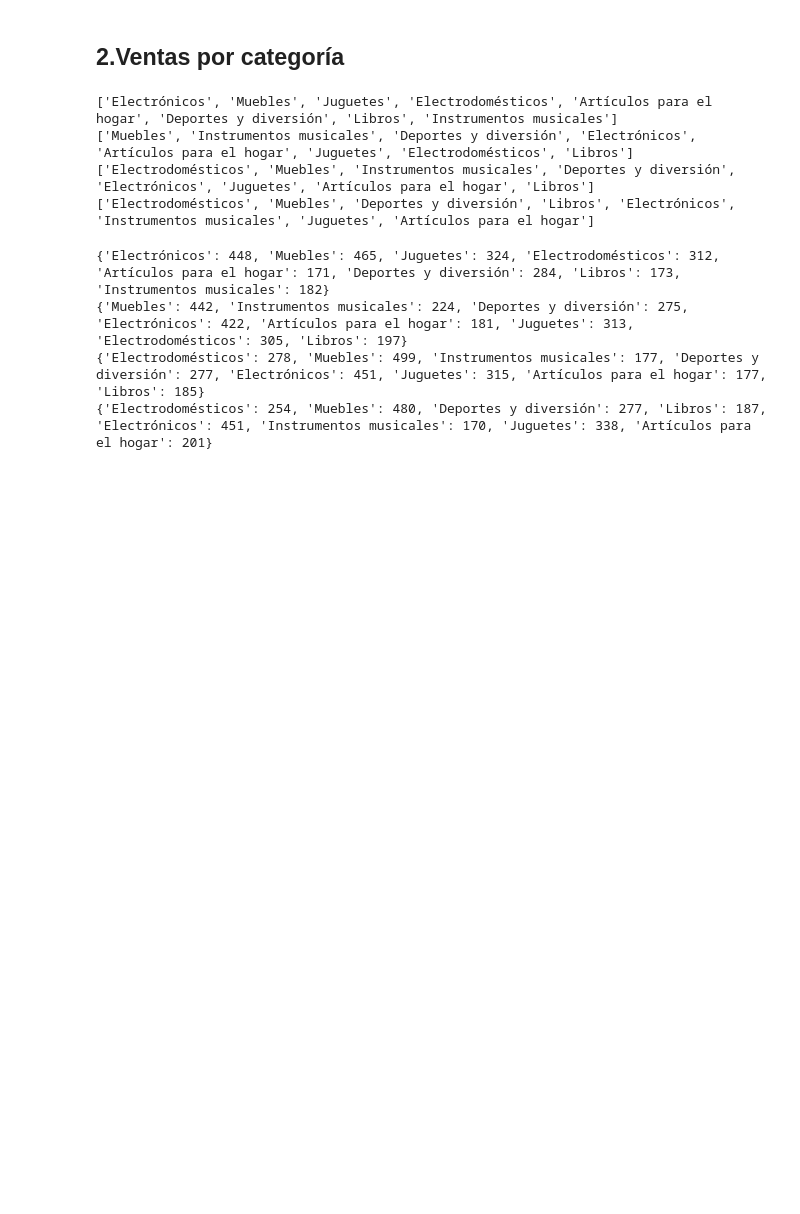
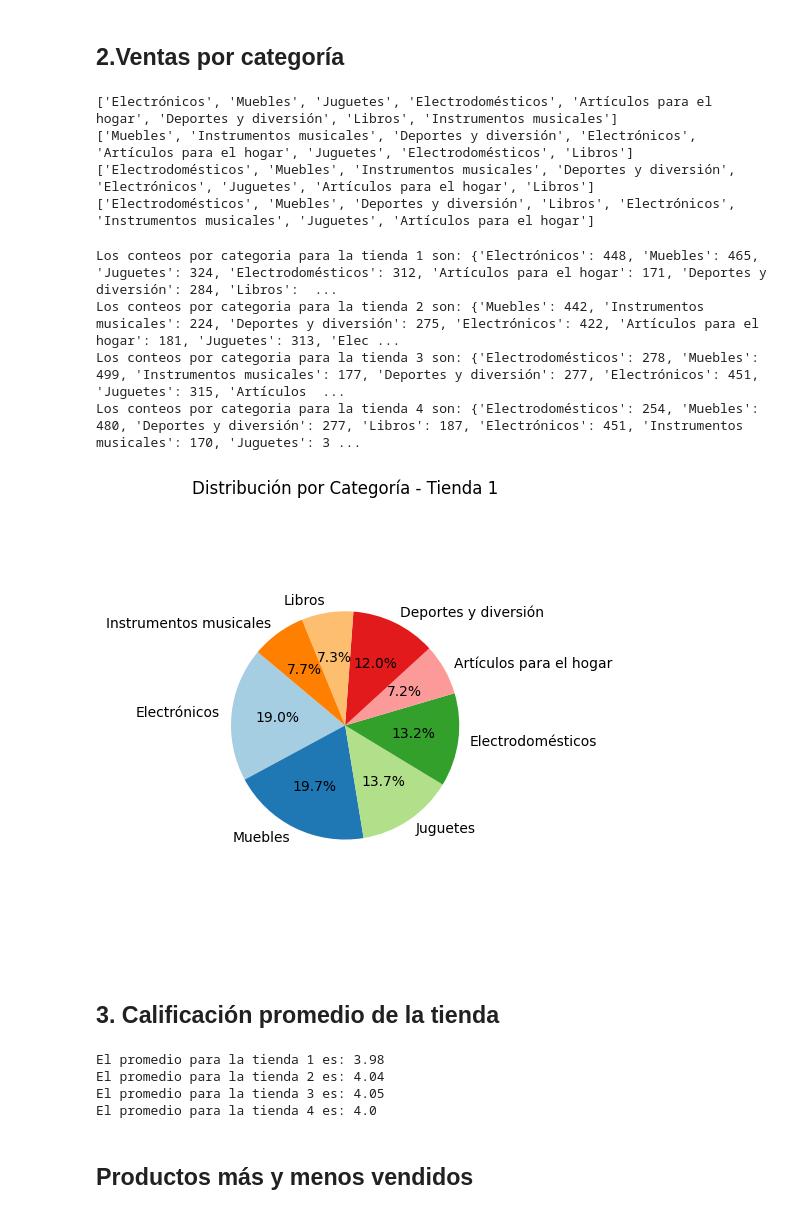
Before and after one commit to Nayde666/PythonColabs-DS, a Jupyter notebook: First_Challenge_Alura.ipynb, the cells around one changed output. Drawn from its saved outputs; the diff is of its cells as text; code cells hidden in the pictures; blank space fills up the shorter version.

```diff
--- a/First_Challenge_Alura.ipynb
+++ b/First_Challenge_Alura.ipynb
@@ -113,17 +130,50 @@ def contar_categorias(num_tienda):
             conteo[categoria] = 1
     return conteo
 
-conteo_categoria_t1 = contar_categorias(tienda)
-conteo_categoria_t2 = contar_categorias(tienda2)
-conteo_categoria_t3 = contar_categorias(tienda3)
-conteo_categoria_t4 = contar_categorias(tienda4)
+tiendas = [tienda, tienda2, tienda3, tienda4]
 
-print(conteo_categoria_t1)
-print(conteo_categoria_t2)
-print(conteo_categoria_t3)
-print(conteo_categoria_t4)
+for i, t in enumerate(tiendas, start=1):
+  print(f'Los conteos por categoria para la tienda {i} son: {contar_categorias(t)}')
 # %% [output]
-{'Electrónicos': 448, 'Muebles': 465, 'Juguetes': 324, 'Electrodomésticos': 312, 'Artículos para el hogar': 171, 'Deportes y diversión': 284, 'Libros': 173, 'Instrumentos musicales': 182}
-{'Muebles': 442, 'Instrumentos musicales': 224, 'Deportes y diversión': 275, 'Electrónicos': 422, 'Artículos para el hogar': 181, 'Juguetes': 313, 'Electrodomésticos': 305, 'Libros': 197}
-{'Electrodomésticos': 278, 'Muebles': 499, 'Instrumentos musicales': 177, 'Deportes y diversión': 277, 'Electrónicos': 451, 'Juguetes': 315, 'Artículos para el hogar': 177, 'Libros': 185}
-{'Electrodomésticos': 254, 'Muebles': 480, 'Deportes y diversión': 277, 'Libros': 187, 'Electrónicos': 451, 'Instrumentos musicales': 170, 'Juguetes': 338, 'Artículos para el hogar': 201}
+Los conteos por categoria para la tienda 1 son: {'Electrónicos': 448, 'Muebles': 465, 'Juguetes': 324, 'Electrodomésticos': 312, 'Artículos para el hogar': 171, 'Deportes y diversión': 284, 'Libros':  ...
+Los conteos por categoria para la tienda 2 son: {'Muebles': 442, 'Instrumentos musicales': 224, 'Deportes y diversión': 275, 'Electrónicos': 422, 'Artículos para el hogar': 181, 'Juguetes': 313, 'Elec ...
+Los conteos por categoria para la tienda 3 son: {'Electrodomésticos': 278, 'Muebles': 499, 'Instrumentos musicales': 177, 'Deportes y diversión': 277, 'Electrónicos': 451, 'Juguetes': 315, 'Artículos  ...
+Los conteos por categoria para la tienda 4 son: {'Electrodomésticos': 254, 'Muebles': 480, 'Deportes y diversión': 277, 'Libros': 187, 'Electrónicos': 451, 'Instrumentos musicales': 170, 'Juguetes': 3 ...
+# %%
+conteo = contar_categorias(tienda)  # cambiar segun tienda
+
+categorias = list(conteo.keys())
+cantidades = list(conteo.values())
+
+plt.figure(figsize=(5, 5))
+plt.pie(
+    cantidades,
+    labels=categorias,
+    autopct='%1.1f%%',
+    startangle=140,
+    colors=plt.cm.Paired.colors
+)
+plt.title('Distribución por Categoría - Tienda 1')
+plt.axis('equal')
+plt.tight_layout()
+plt.show()
+# %% [output]
+[figure, added]
+# %% [markdown]
+## 3. Calificación promedio de la tienda
+# %%
+def calificacion_promedio(num_tienda):
+  suma = num_tienda['Calificación'].sum()
+  total_calificaciones = num_tienda['Calificación'].count()
+  promedio = suma / total_calificaciones
+  return round(promedio,2)
+
+for i, t in enumerate(tiendas, start=1):
+    print(f'El promedio para la tienda {i} es: {calificacion_promedio(t)}')
+# %% [output]
+El promedio para la tienda 1 es: 3.98
+El promedio para la tienda 2 es: 4.04
+El promedio para la tienda 3 es: 4.05
+El promedio para la tienda 4 es: 4.0
+# %% [markdown]
+## Productos más y menos vendidos
```
Also changed, not shown: parts of 9 cells of this notebook.
